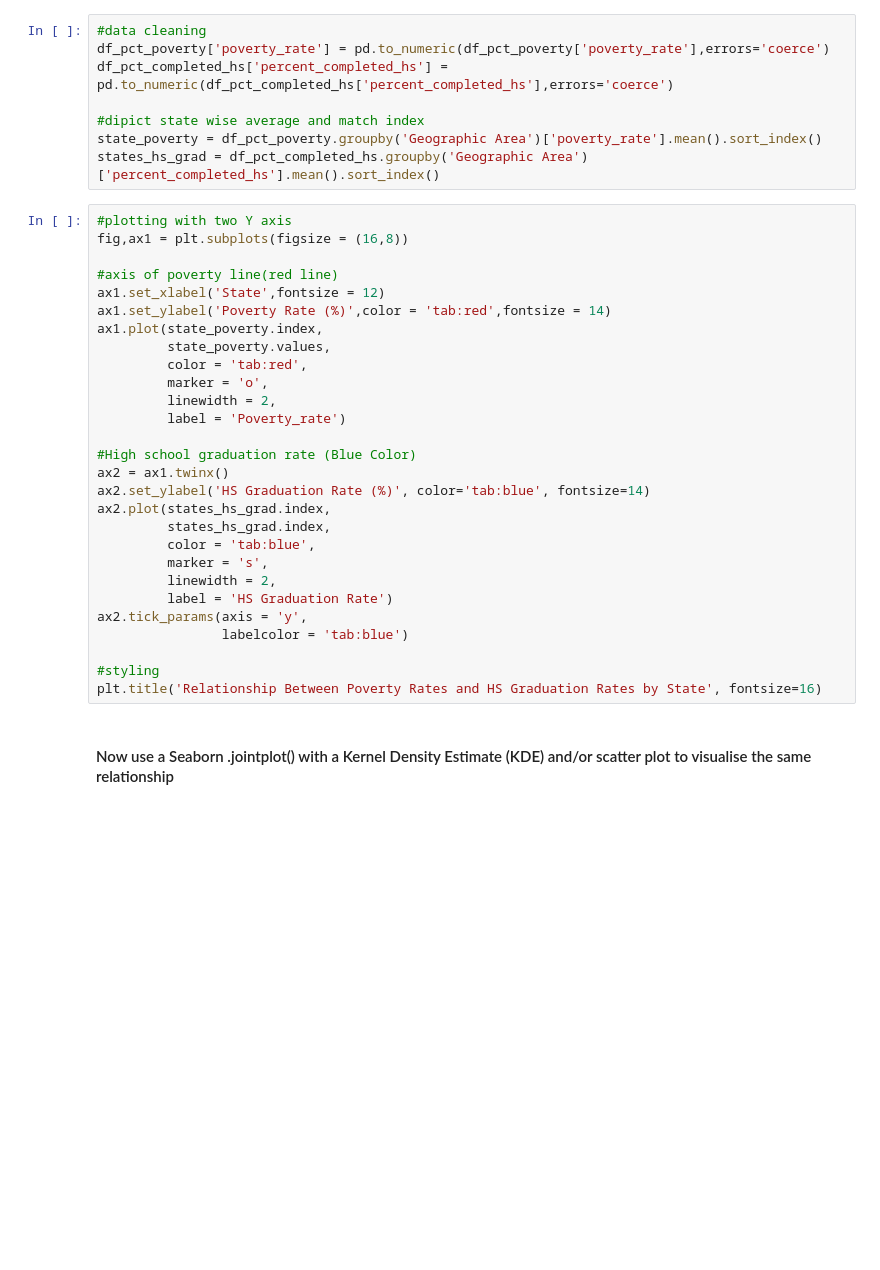
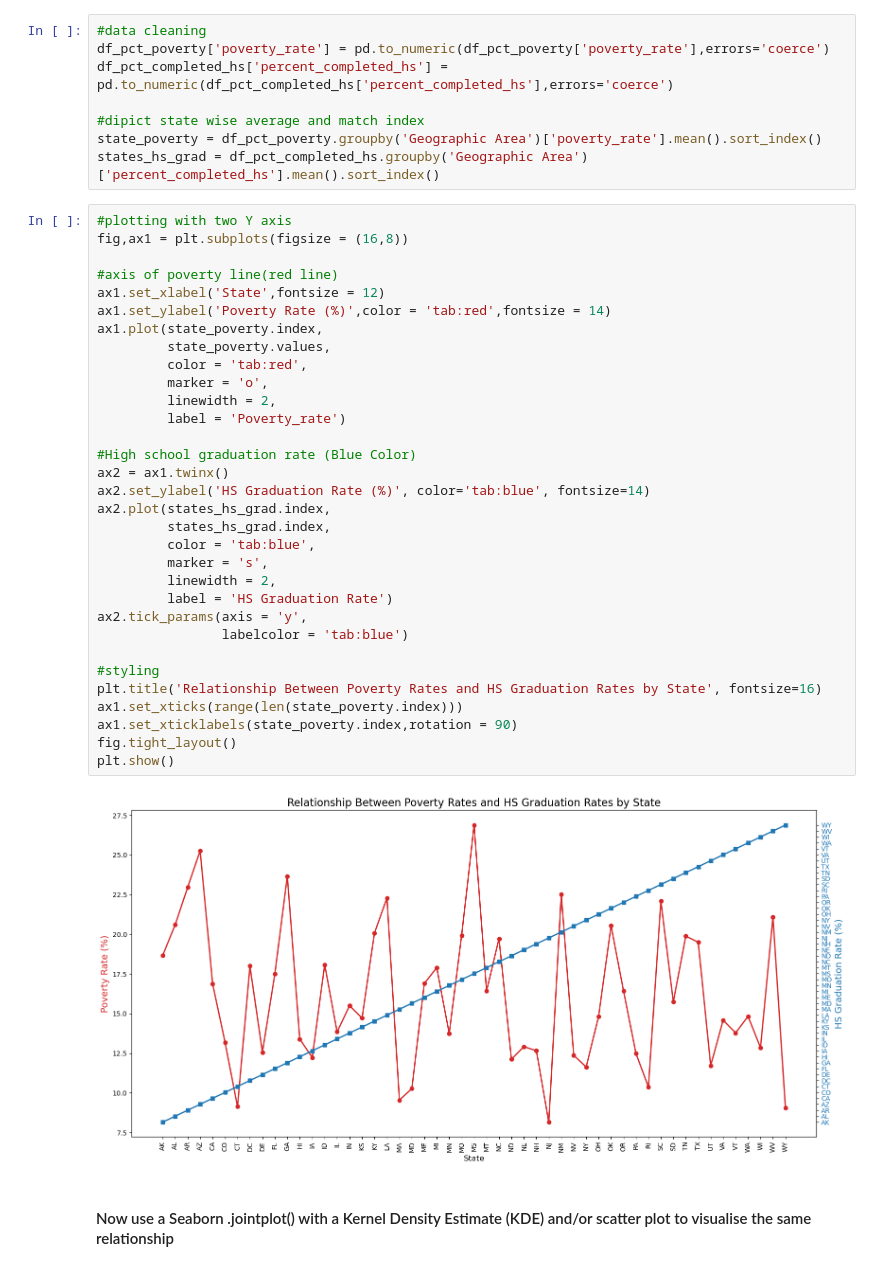
Before and after one commit to CyberWol-12/Fatal_Force, a Jupyter notebook: Fatal_Force_(start).ipynb, the cells around one changed output. Saved outputs shown, nothing was run; the diff lists cells and outputs as text; blank space fills up the shorter version.

Commit message:
relation between poverty rates and hs grad.rates by states

```diff
--- a/Fatal_Force_(start).ipynb
+++ b/Fatal_Force_(start).ipynb
@@ -271,31 +271,37 @@ states_hs_grad = df_pct_completed_hs.groupby('Geographic Area')['percent_complet
 # %%
 #plotting with two Y axis
 fig,ax1 = plt.subplots(figsize = (16,8))
 
 #axis of poverty line(red line)
 ax1.set_xlabel('State',fontsize = 12)
 ax1.set_ylabel('Poverty Rate (%)',color = 'tab:red',fontsize = 14)
 ax1.plot(state_poverty.index,
          state_poverty.values,
          color = 'tab:red',
          marker = 'o',
          linewidth = 2,
          label = 'Poverty_rate')
 
 #High school graduation rate (Blue Color)
 ax2 = ax1.twinx()
 ax2.set_ylabel('HS Graduation Rate (%)', color='tab:blue', fontsize=14)
 ax2.plot(states_hs_grad.index,
          states_hs_grad.index,
          color = 'tab:blue',
          marker = 's',
          linewidth = 2,
          label = 'HS Graduation Rate')
 ax2.tick_params(axis = 'y',
                 labelcolor = 'tab:blue')
 
 #styling
 plt.title('Relationship Between Poverty Rates and HS Graduation Rates by State', fontsize=16)
+ax1.set_xticks(range(len(state_poverty.index)))
+ax1.set_xticklabels(state_poverty.index,rotation = 90)
+fig.tight_layout()
+plt.show()
+# %% [output]
+[figure, added]
 # %% [markdown]
 #### Now use a Seaborn .jointplot() with a Kernel Density Estimate (KDE) and/or scatter plot to visualise the same relationship
 # %% [markdown]
```
